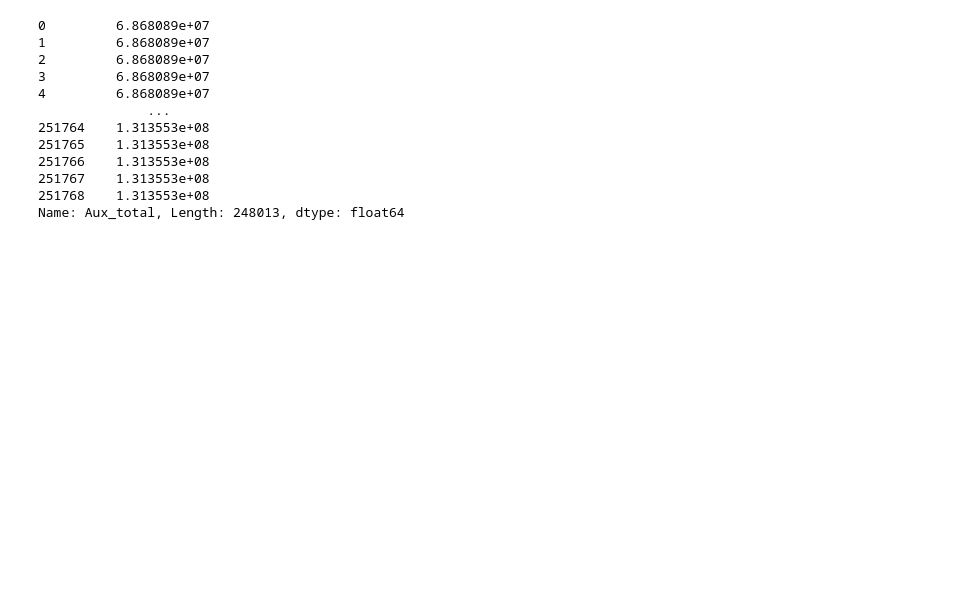
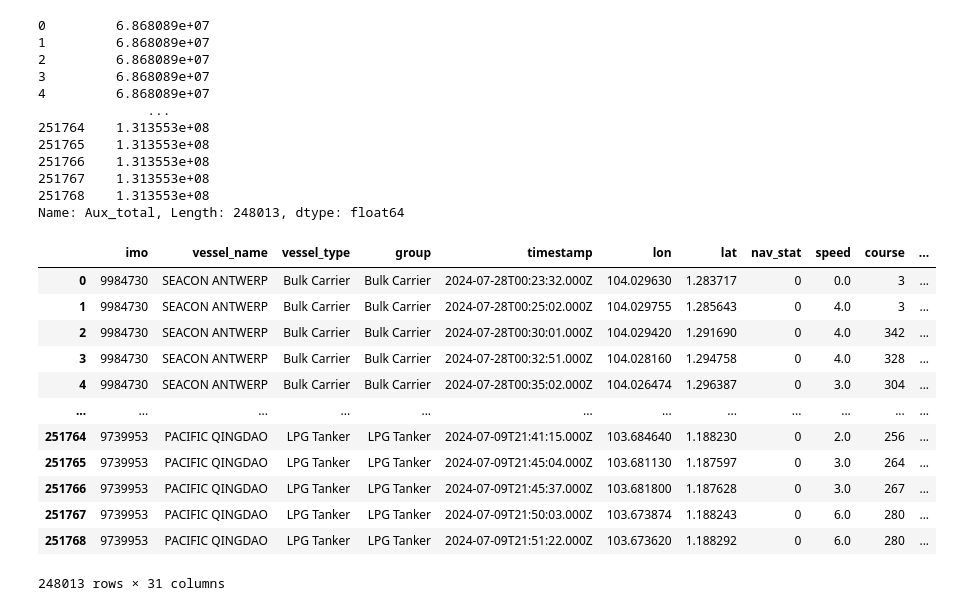
Before and after one commit to stupidbutsmart/pookies, a Jupyter notebook: data_clean.ipynb, the cells around one changed output. Drawn from its saved outputs; the diff is of its cells as text; code cells hidden in the pictures; blank space fills up the shorter version.

```diff
--- a/data_clean.ipynb
+++ b/data_clean.ipynb
@@ -314,11 +318,9 @@ def calculate_emissions_transit(row):
         MAX_SPEED = max_speed_info['max_speed_kt'].values[0]
 
         LF = (AVERAGE_SPEED / MAX_SPEED) ** 3
-        SUMMED_SPEED = speeds_in_transit.sum()
 
         EF_SFME = row['ef_me']
         P = row['p']
-        A = row['speed'] / SUMMED_SPEED
 
         load_factor = f'{math.ceil(LF * 100)}%'
         LLAF = llaf_table[llaf_table['Load'] == load_factor]
@@ -328,7 +330,7 @@ def calculate_emissions_transit(row):
         else:
             LLAF = LLAF.iloc[0]['CO2']
 
-        emissions = P * LF * A * EF_SFME * LLAF
+        emissions = P * LF * EF_SFME * LLAF
         return emissions
     except Exception as e:
         print(f"Error processing IMO {row['imo']}: {e}")
@@ -339,3 +341,20 @@ ais_dataset['Transit'] = ais_dataset.apply(calculate_emissions_transit, axis=1)
 # %%
 
 a= llaf_table[llaf_table['Load'] == '2%']['CO2']
+# %%
+df = ais_dataset.copy()
+df
+# %% [output]
+|  | imo | vessel_name | vessel_type | group | timestamp | lon | lat | nav_stat | speed | course | ... |
+| 0 | 9984730 | SEACON ANTWERP | Bulk Carrier | Bulk Carrier | 2024-07-28T00:23:32.000Z | 104.029630 | 1.283717 | 0 | 0.0 | 3 | ... |
+| 1 | 9984730 | SEACON ANTWERP | Bulk Carrier | Bulk Carrier | 2024-07-28T00:25:02.000Z | 104.029755 | 1.285643 | 0 | 4.0 | 3 | ... |
+| 2 | 9984730 | SEACON ANTWERP | Bulk Carrier | Bulk Carrier | 2024-07-28T00:30:01.000Z | 104.029420 | 1.291690 | 0 | 4.0 | 342 | ... |
+| 3 | 9984730 | SEACON ANTWERP | Bulk Carrier | Bulk Carrier | 2024-07-28T00:32:51.000Z | 104.028160 | 1.294758 | 0 | 4.0 | 328 | ... |
+| 4 | 9984730 | SEACON ANTWERP | Bulk Carrier | Bulk Carrier | 2024-07-28T00:35:02.000Z | 104.026474 | 1.296387 | 0 | 3.0 | 304 | ... |
+| ... | ... | ... | ... | ... | ... | ... | ... | ... | ... | ... | ... |
+| 251764 | 9739953 | PACIFIC QINGDAO | LPG Tanker | LPG Tanker | 2024-07-09T21:41:15.000Z | 103.684640 | 1.188230 | 0 | 2.0 | 256 | ... |
+| 251765 | 9739953 | PACIFIC QINGDAO | LPG Tanker | LPG Tanker | 2024-07-09T21:45:04.000Z | 103.681130 | 1.187597 | 0 | 3.0 | 264 | ... |
+| 251766 | 9739953 | PACIFIC QINGDAO | LPG Tanker | LPG Tanker | 2024-07-09T21:45:37.000Z | 103.681800 | 1.187628 | 0 | 3.0 | 267 | ... |
+| 251767 | 9739953 | PACIFIC QINGDAO | LPG Tanker | LPG Tanker | 2024-07-09T21:50:03.000Z | 103.673874 | 1.188243 | 0 | 6.0 | 280 | ... |
+| 251768 | 9739953 | PACIFIC QINGDAO | LPG Tanker | LPG Tanker | 2024-07-09T21:51:22.000Z | 103.673620 | 1.188292 | 0 | 6.0 | 280 | ... |
+248013 rows × 31 columns
```
Also changed, not shown: parts of 16 cells of this notebook.
